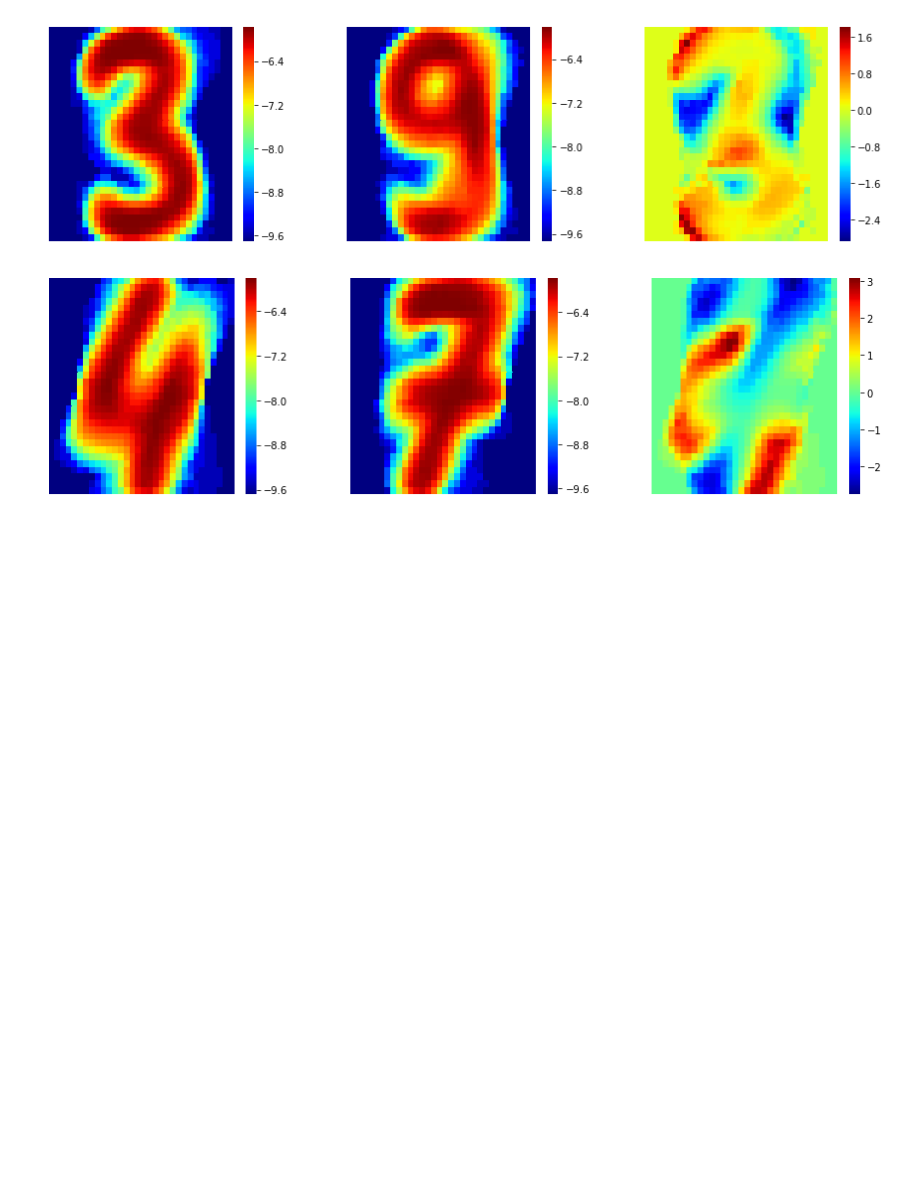
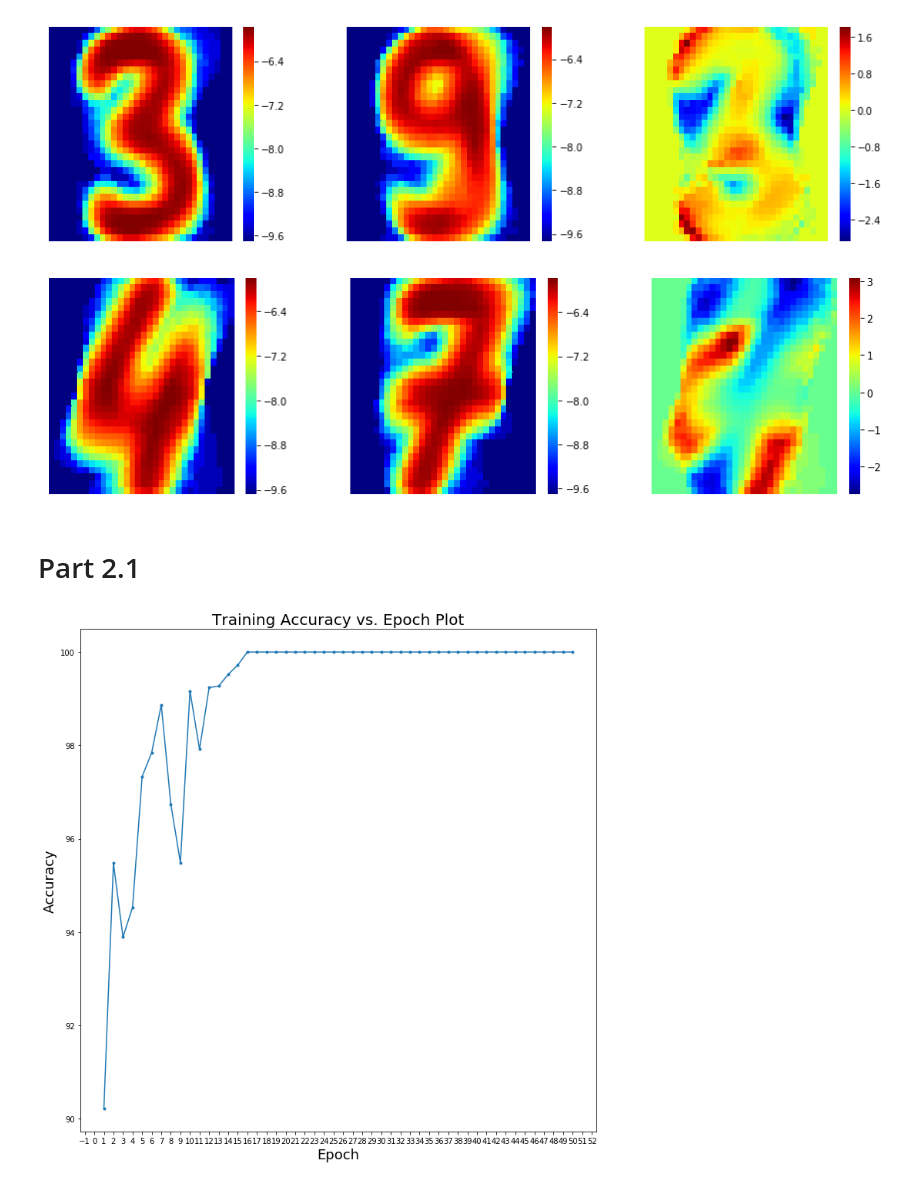
Before and after one commit to 20joseph10/CS440-MP3, a Jupyter notebook: MP3.ipynb, the cells around one changed output. Saved outputs shown, nothing was run; the diff lists cells and outputs as text; code cells hidden in the pictures; blank space fills up the shorter version.

Commit message:
Part 2.1 without parameter tuning

```diff
--- a/MP3.ipynb
+++ b/MP3.ipynb
@@ -231,3 +232,7 @@ for i, cls in enumerate(zip([2,5,3,4], [8,9,9,7])):
 [figure]
 [figure]
 [figure]
+# %% [markdown]
+# Part 2.1
+# %%
+weight_vectors = np.zeros((10, 1024))
@@ -233,0 +254,38 @@ for i, cls in enumerate(zip([2,5,3,4], [8,9,9,7])):
+# %%
+def calculate_acc_conf_mat(actual, prediction):
+    y_pred = pd.Series(prediction)
+    df_confusion = pd.crosstab(actual['label'], y_pred)
+
+    conf_percent = df_confusion.values / df_confusion.sum(axis=1).values.reshape(-1,1)
+    df_conf_percent = round(pd.DataFrame(conf_percent).rename_axis('Actual').rename_axis('Prediction', axis=1), 4)*100
+
+    return np.mean(np.diag(df_conf_percent)), df_conf_percent
+# %%
+acc_per_epoch = []
+for _ in range(50):
+    for idx in range(len(df_trainX)):
+        arg_max, predicted_class = 0, 0
+        category = df_trainY.iloc[idx].values
+        feature_vector = df_trainX.iloc[idx].values
+
+        for c in range(10):
+            current = np.dot(feature_vector, weight_vectors[c])
+            if current >= arg_max:
+                arg_max, predicted_class = current, c
+
+        if not (category == predicted_class):
+            weight_vectors[category] += feature_vector
+            weight_vectors[predicted_class] -= feature_vector
+    train_pred = predict(df_trainX)
+    acc, _ = calculate_acc_conf_mat(df_trainY, train_pred)
+    acc_per_epoch.append(acc)
+# %%
+f, ax = plt.subplots(1, 1, figsize=(12,12))
+ax.plot(range(1,51), acc_per_epoch, marker='.')
+ax.set_xlabel('Epoch', fontsize=18)
+ax.xaxis.set_major_locator(MaxNLocator(min_n_ticks=40,integer=True))
+ax.set_ylabel('Accuracy', fontsize=18)
+plt.title('Training Accuracy vs. Epoch Plot', fontsize=20)
+plt.show()
+# %% [output]
+[figure, added]
```
Also changed, not shown: parts of 6 cells of this notebook, 1 other file.
